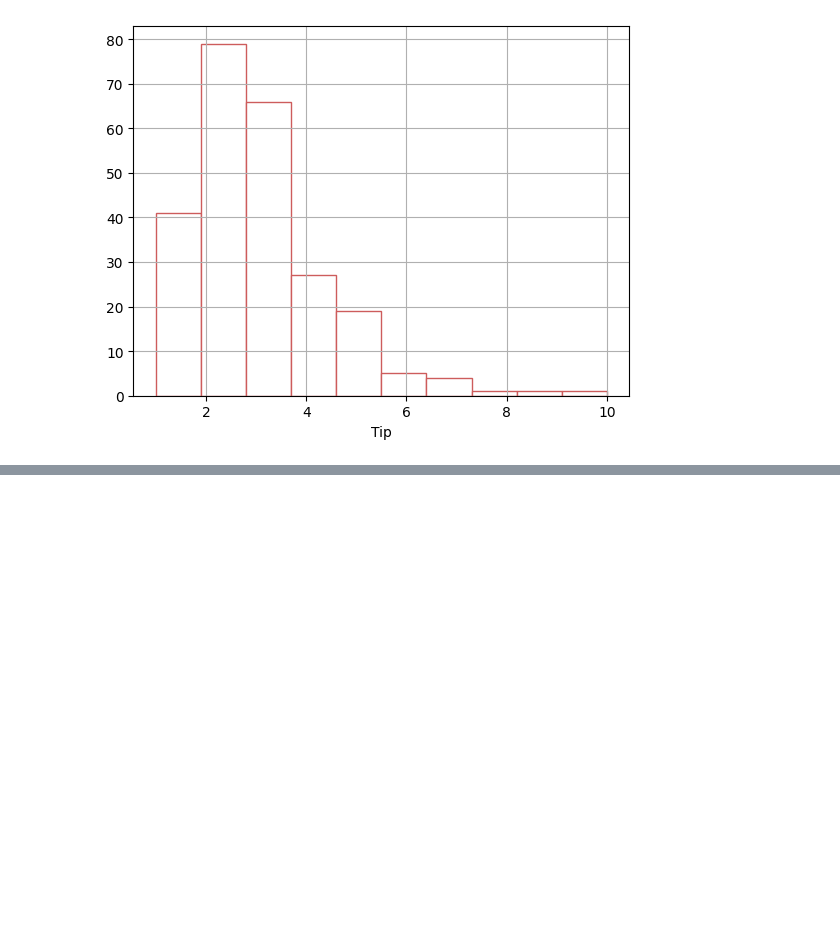
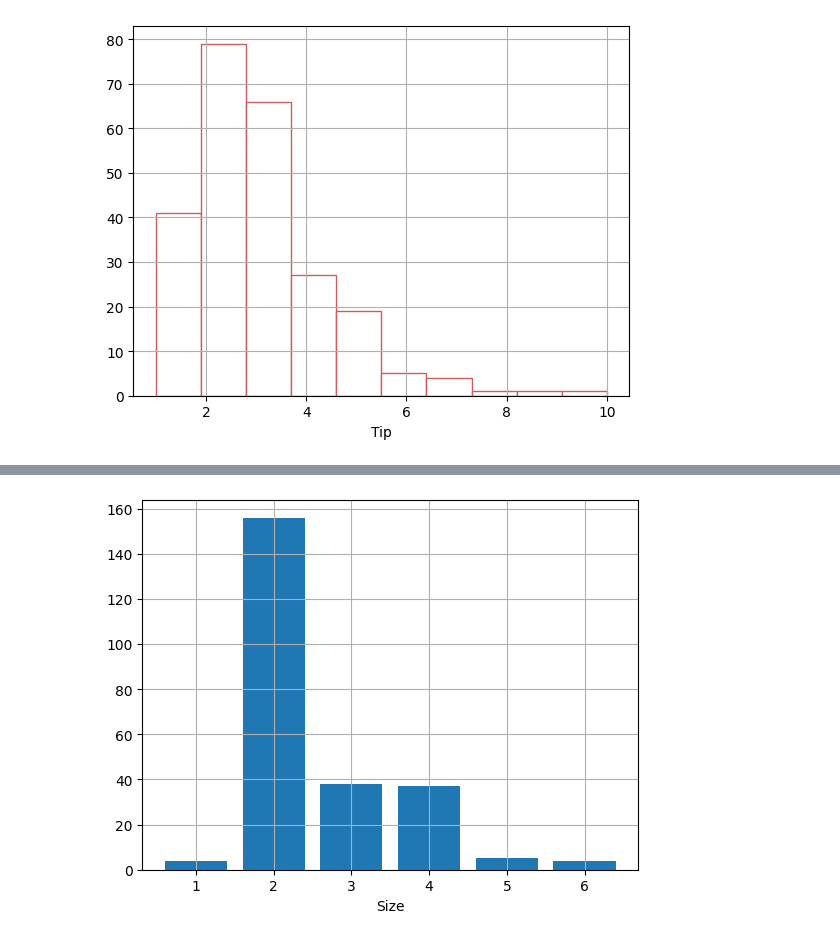
Before and after one commit to JakeOh/202504_itwill_oracle88, a Jupyter notebook: python20.ipynb, the cells around one changed output, grey strips where cells are left out. Cells and saved outputs as stored; diff of their text form; code cells hidden in the pictures; blank space fills up the shorter version.

```diff
--- a/python20.ipynb
+++ b/python20.ipynb
@@ -310,0 +355,3 @@ plt.show()
+# %%
+size_counts = tips['size'].value_counts()
+size_counts
@@ -310,0 +368,7 @@ plt.show()
+# %%
+plt.bar(x=size_counts.index, height=size_counts.values)
+plt.xlabel('Size')
+plt.grid()
+plt.show()
+# %% [output]
+[figure, added]
```
Also changed, not shown: parts of 15 cells of this notebook.
